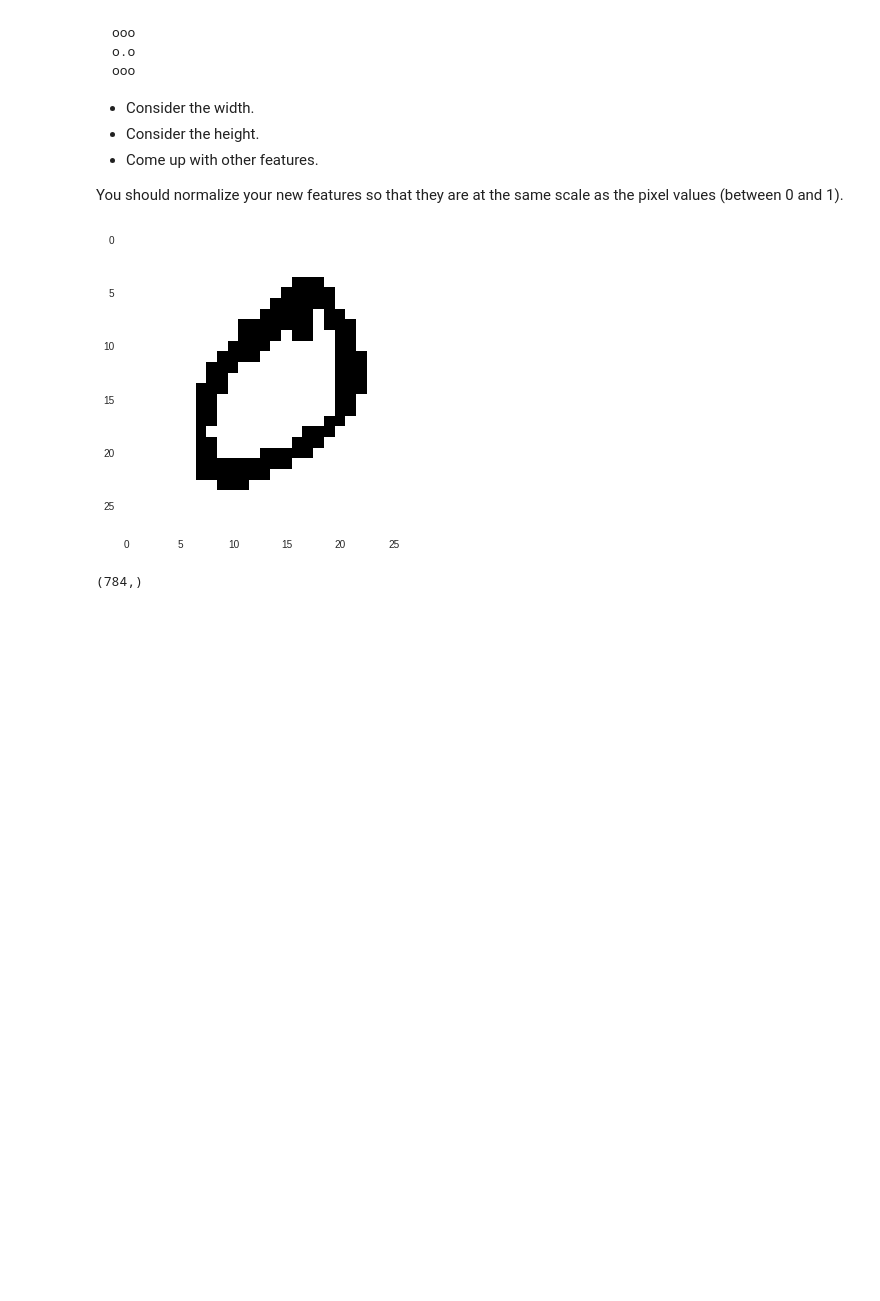
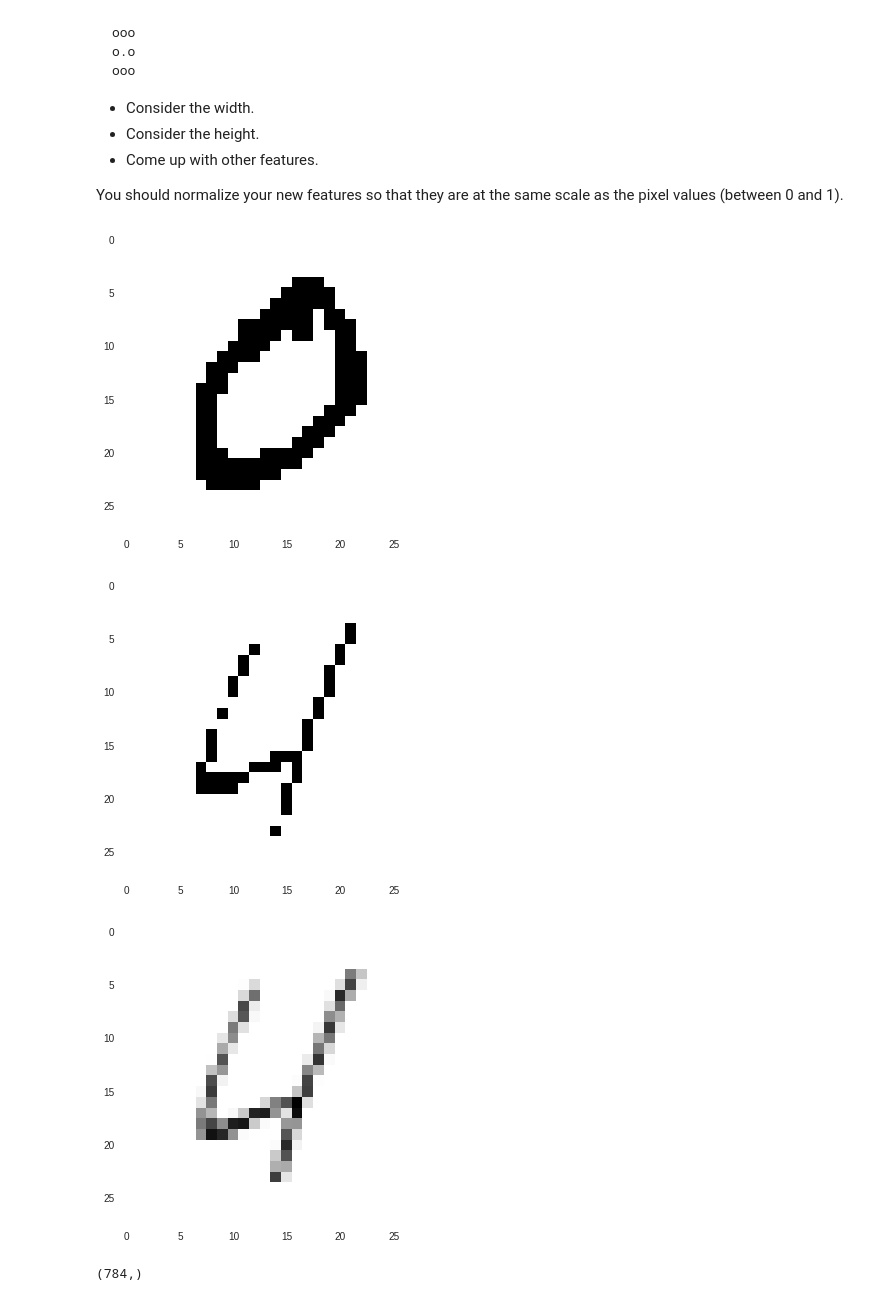
Before and after one commit to rvalienter90/UCF, a Jupyter notebook: CAP-5610_MACHINE LEARNING/HW1/HW1.ipynb, the cells around one changed output. Cells and saved outputs as stored; diff of their text form; code cells hidden in the pictures; blank space fills up the shorter version.

```diff
--- a/CAP-5610_MACHINE LEARNING/HW1/HW1.ipynb
+++ b/CAP-5610_MACHINE LEARNING/HW1/HW1.ipynb
@@ -831,10 +831,10 @@ You should normalize your new features so that they are at the same scale as the
 # %%
 (train_images_original, train_labels_original), (test_images_original, test_labels_original) = mnist.load_data()
 train_images = train_images_original.reshape((60000, 28 * 28))
-train_images = (train_images.astype('float32') / 255 > 0.6)*1
+train_images_b = (train_images.astype('float32') / 255 > 0.5)*1
 
 test_images = test_images_original.reshape((10000, 28 * 28))
-test_images = (test_images.astype('float32') / 255 > 0.6)*1
+test_images_b = (test_images.astype('float32') / 255 > 0.5)*1
 
 
 
@@ -843,12 +843,21 @@ test_labels = to_categorical(test_labels_original)
 # %%
 #im = filters.threshold_otsu(train_images[0])
 #print(train_images[0])
-plt.imshow(train_images[1].reshape(( 28 ,28)))
+plt.imshow(train_images_b[1].reshape(( 28 ,28)))
+plt.grid(None)
+plt.show()
+plt.imshow(train_images_b[30198].reshape(( 28 ,28)))
+plt.grid(None)
+plt.show()
+
+plt.imshow(train_images[30198].reshape(( 28 ,28)))
 plt.grid(None)
 plt.show()
 train_images[0].shape
 # %% [output]
-[figure, old version]
+[figure, new version]
+[figure, added]
+[figure, added]
 (784,)
 # %%
 
```
Also changed, not shown: parts of 8 cells of this notebook.
